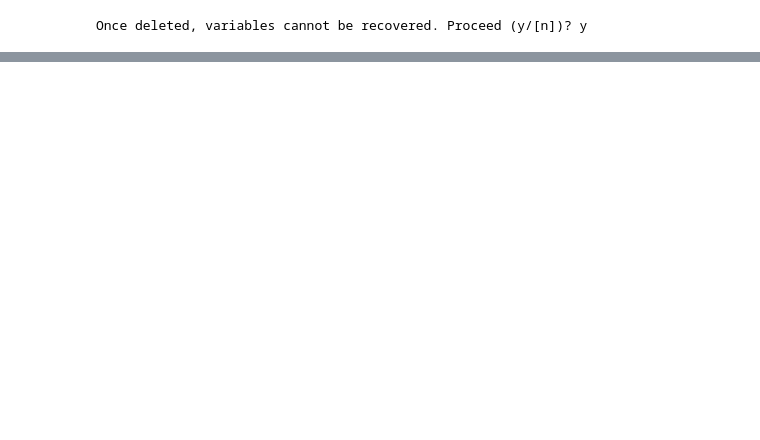
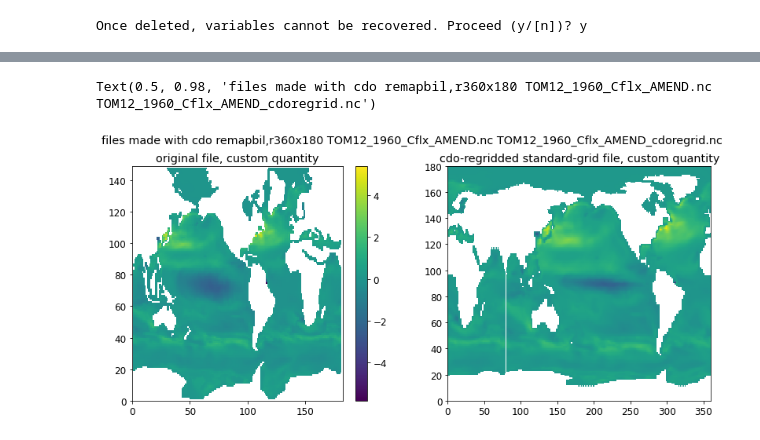
Before and after one commit to tjarnikova/SOZONE, a Jupyter notebook: windAnalyis/paperFigures/regrid_forcing/documentRegridProblem.ipynb, the cells around one changed output, grey strips where cells are left out. Drawn from its saved outputs; the diff is of its cells as text; code cells hidden in the pictures; blank space fills up the shorter version.

Commit message:
regrid with cdo

```diff
--- a/windAnalyis/paperFigures/regrid_forcing/documentRegridProblem.ipynb
+++ b/windAnalyis/paperFigures/regrid_forcing/documentRegridProblem.ipynb
@@ -194,0 +202,24 @@ w2.BAC.attrs
+# %%
+cflx_orig = xr.open_dataset('TOM12_1960_Cflx_AMEND.nc')
+cflx_cdoregrid = xr.open_dataset('TOM12_1960_Cflx_AMEND_cdoregrid.nc')
+# %%
+BAC_cdoregrid = cflx_cdoregrid.BAC.values
+BAC_cdoregrid[BAC_cdoregrid == 0] = np.nan
+
+BAC_orig = cflx_orig.BAC.values
+BAC_orig[BAC_orig == 0] = np.nan
+
+fact = 1.1
+fig, axs = plt.subplots(1,2, figsize=(12*fact, 5*fact), facecolor='w', edgecolor='k')
+axs = axs.ravel()
+
+q = axs[0].pcolormesh(cflx_orig['BAC'][0,:,:])
+plt.colorbar(q, ax = axs[0])
+axs[0].set_title('original file, custom quantity')
+axs[1].pcolormesh(cflx_cdoregrid['BAC'][0,:,:])
+axs[1].set_title('cdo-regridded standard-grid file, custom quantity')
+
+plt.suptitle('files made with cdo remapbil,r360x180 TOM12_1960_Cflx_AMEND.nc TOM12_1960_Cflx_AMEND_cdoregrid.nc')
+# %% [output]
+Text(0.5, 0.98, 'files made with cdo remapbil,r360x180 TOM12_1960_Cflx_AMEND.nc TOM12_1960_Cflx_AMEND_cdoregrid.nc')
+[figure, added]
```
Also changed, not shown: parts of 9 cells of this notebook.
